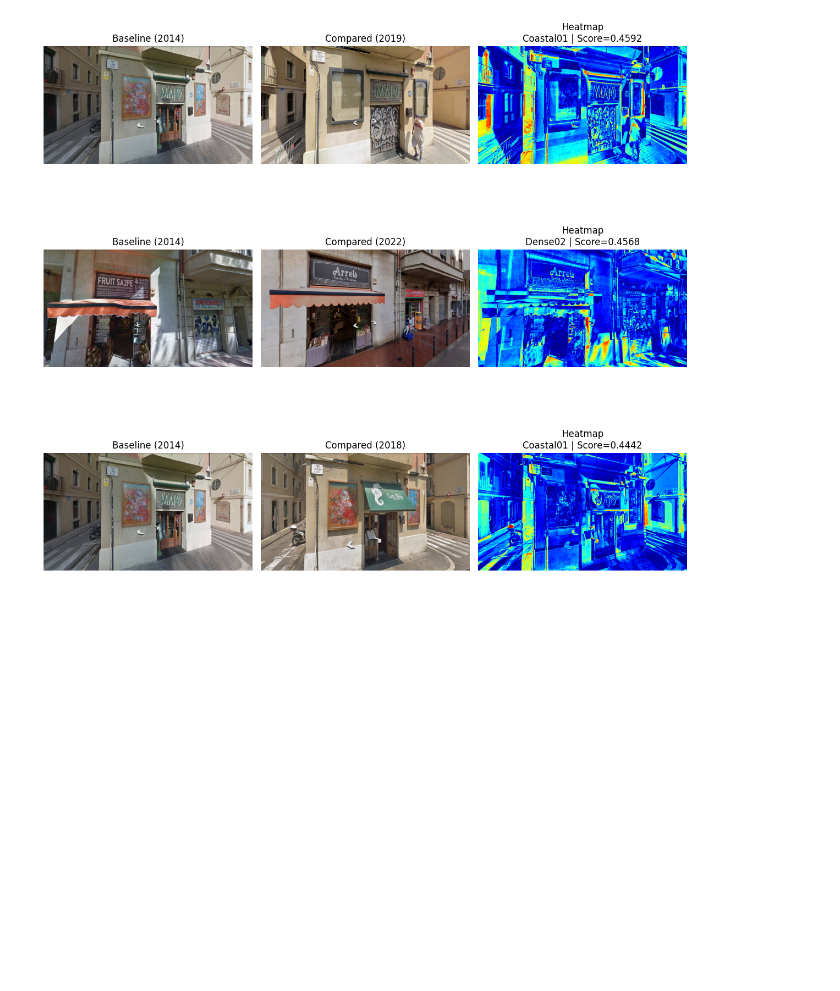
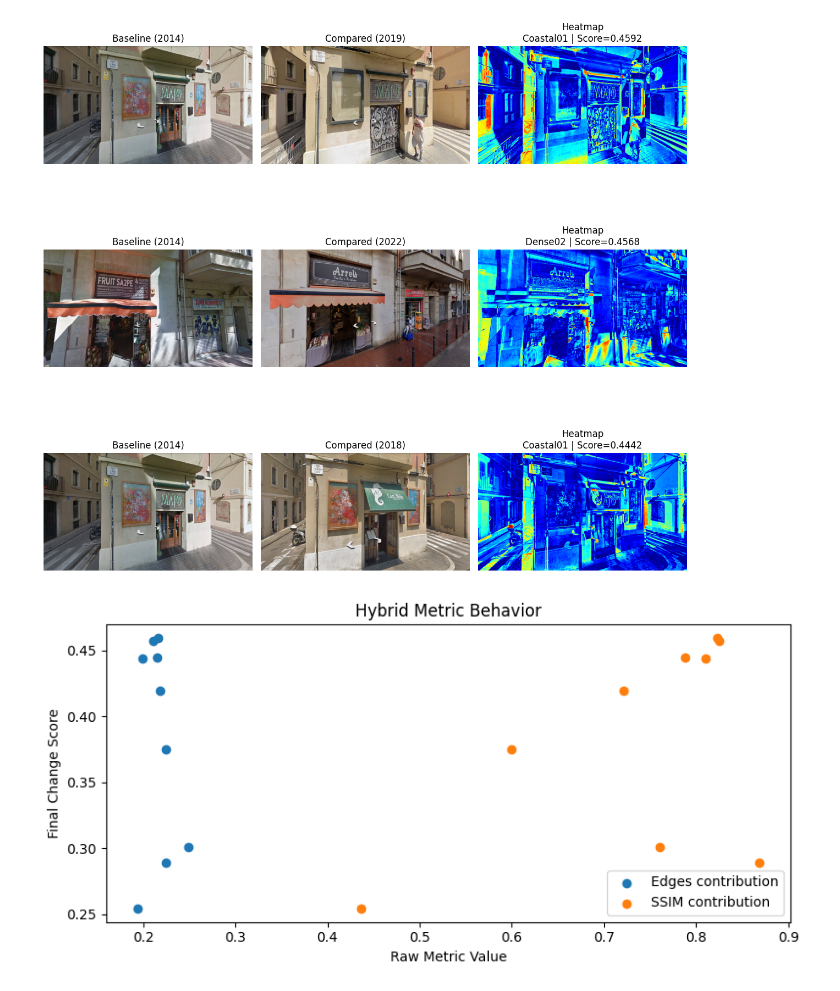
Before and after one commit to Bassam-Alswehry/temporal-analysis-of-urban-areas-using-computer-vision-part1, a Jupyter notebook: temporal_analysis_of_urban_areas_part1.ipynb, the cells around one changed output. Drawn from its saved outputs; the diff is of its cells as text; code cells hidden in the pictures; blank space fills up the shorter version.

```diff
--- a/temporal_analysis_of_urban_areas_part1.ipynb
+++ b/temporal_analysis_of_urban_areas_part1.ipynb
@@ -264,3 +264,15 @@ plt.tight_layout()
 plt.show()
 # %% [output]
 [figure]
+# %%
+plt.figure(figsize=(8,4))
+plt.scatter(df["edge_change"], df["change_score"], label="Edges contribution")
+plt.scatter(df["ssim_change"], df["change_score"], label="SSIM contribution")
+plt.xlabel("Raw Metric Value")
+plt.ylabel("Final Change Score")
+plt.title("Hybrid Metric Behavior")
+plt.legend()
+plt.tight_layout()
+plt.show()
+# %% [output]
+[figure, added]
```
Also changed, not shown: parts of 1 cell of this notebook.
